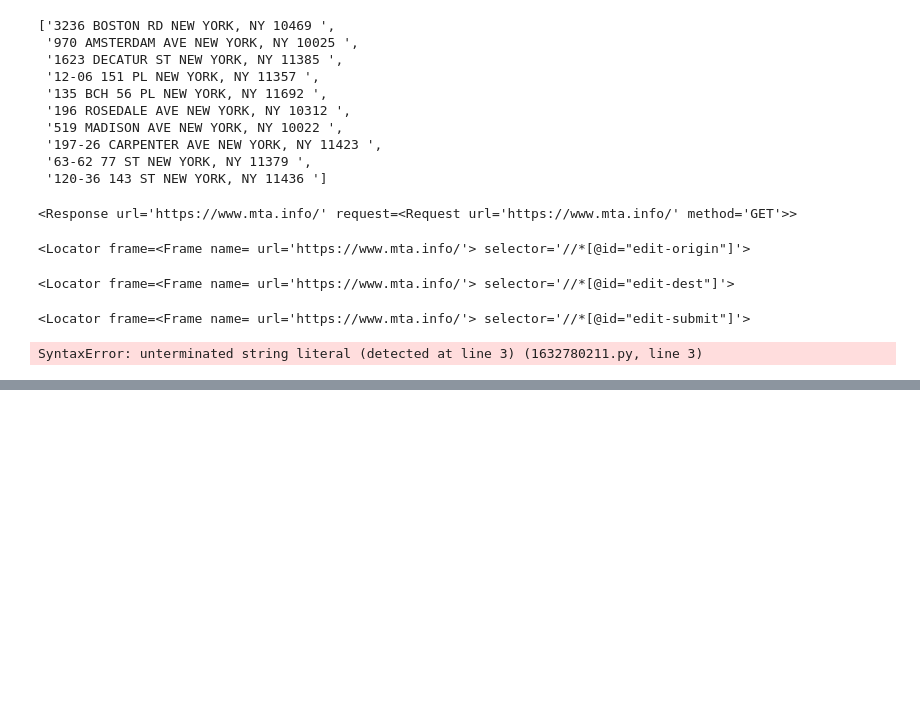
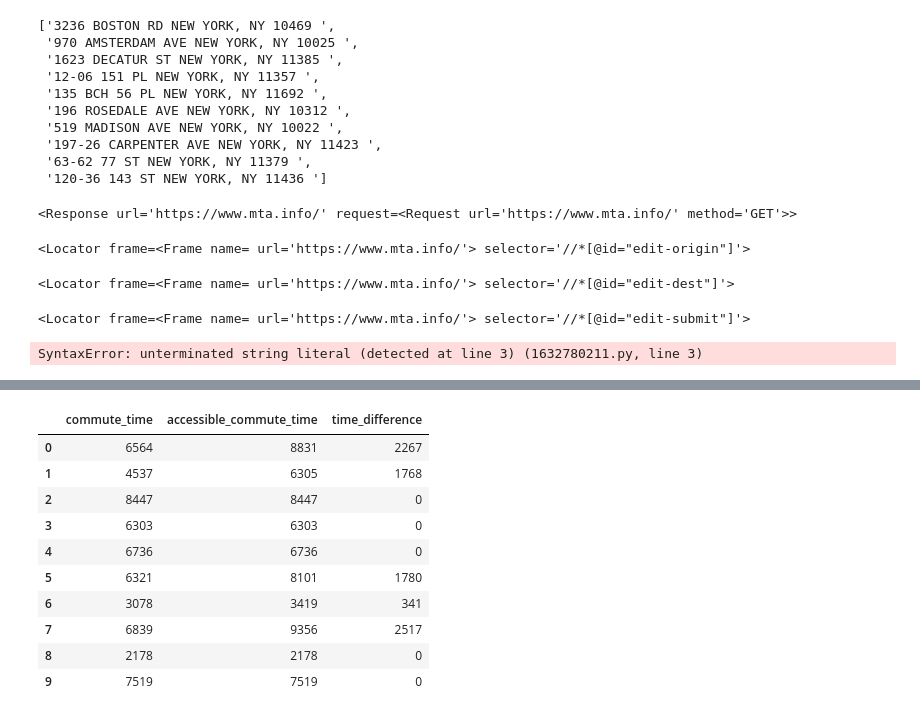
Before and after one commit to ZSlemmons/MTA-elevators, a Jupyter notebook: travel-time/travel-time-analysis.ipynb, the cells around one changed output, grey strips where cells are left out. Cells and saved outputs as stored; diff of their text form; code cells hidden in the pictures; blank space fills up the shorter version.

Commit message:
time analysis update

```diff
--- a/travel-time/travel-time-analysis.ipynb
+++ b/travel-time/travel-time-analysis.ipynb
@@ -219,0 +299,3 @@ data['routes'][0]
+# %%
+A_coors = A_addresses['coordinates'].tolist()
+A_coors
@@ -219,0 +313,3 @@ data['routes'][0]
+# %%
+B_coors = B_addresses['coordinates'].tolist()
+B_coors
@@ -219,0 +469,6 @@ data['routes'][0]
+# %%
+import pandas as pd
+
+df = pd.DataFrame({'commute_time' : durations})
+df['accessible_commute_time'] = pd.DataFrame(durations_accessible)
+df
@@ -219,0 +487,15 @@ data['routes'][0]
+# %%
+df['time_difference'] = df['accessible_commute_time'] - df['commute_time']
+df
+# %% [output]
+|  | commute_time | accessible_commute_time | time_difference |
+| 0 | 6564 | 8831 | 2267 |
+| 1 | 4537 | 6305 | 1768 |
+| 2 | 8447 | 8447 | 0 |
+| 3 | 6303 | 6303 | 0 |
+| 4 | 6736 | 6736 | 0 |
+| 5 | 6321 | 8101 | 1780 |
+| 6 | 3078 | 3419 | 341 |
+| 7 | 6839 | 9356 | 2517 |
+| 8 | 2178 | 2178 | 0 |
+| 9 | 7519 | 7519 | 0 |
```
Also changed, not shown: parts of 16 cells of this notebook.
